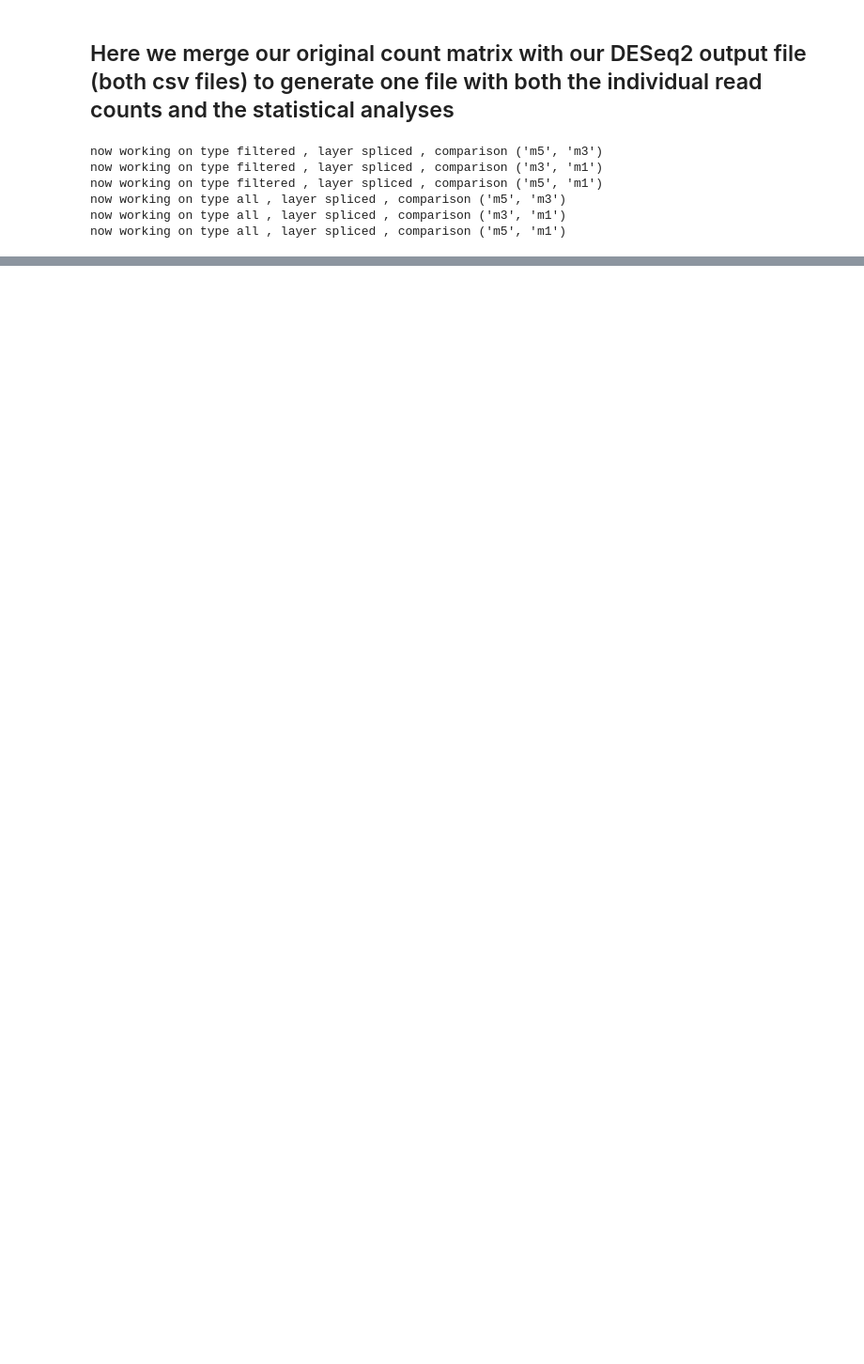
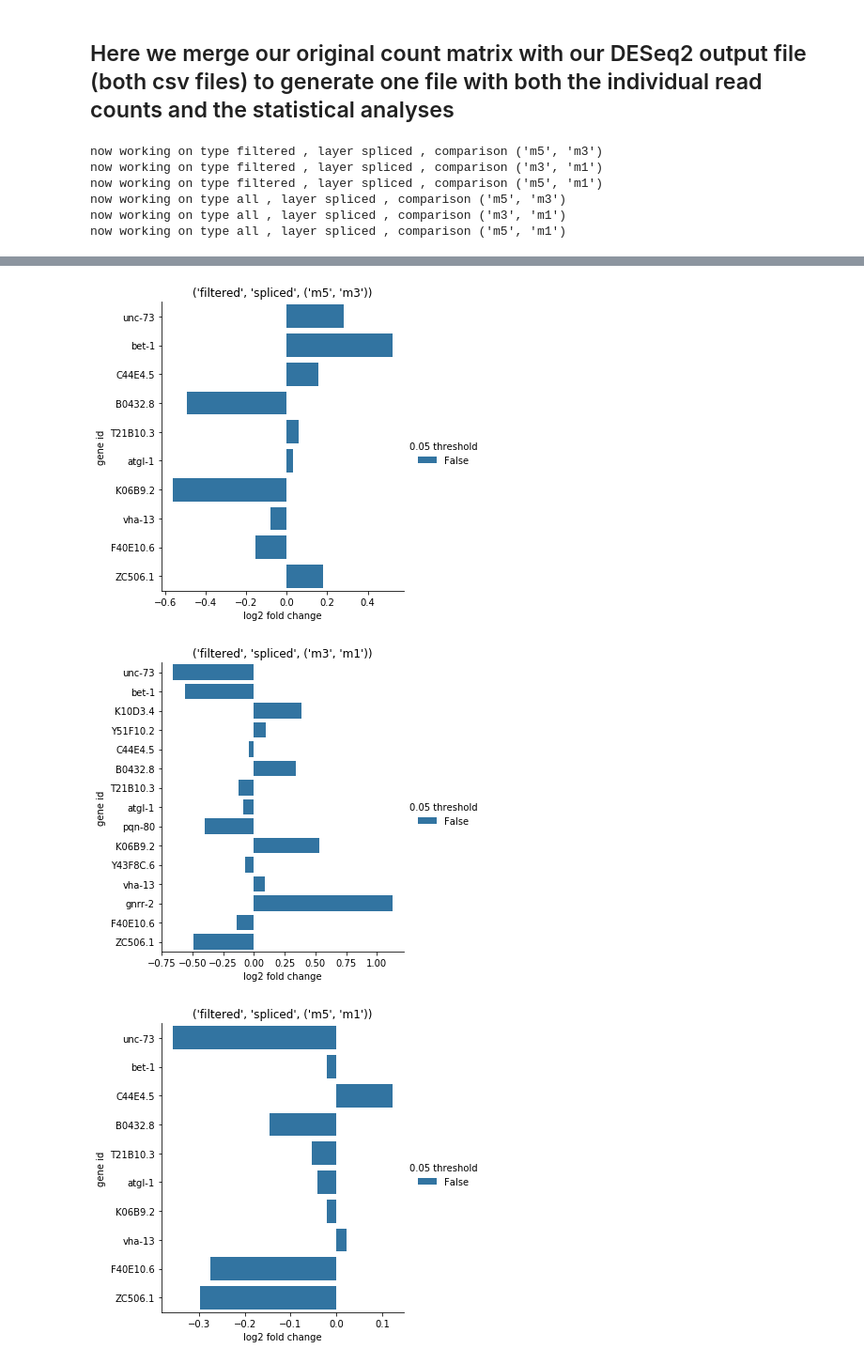
Before and after one commit to biomage-ltd/oocyte_transcriptional_silencing, a Jupyter notebook: 03_plotting.ipynb, the cells around one changed output, grey strips where cells are left out. Shown: that part at 94% size. Drawn from its saved outputs; the diff is of its cells as text; code cells hidden in the pictures; blank space fills up the shorter version.

```diff
--- a/03_plotting.ipynb
+++ b/03_plotting.ipynb
@@ -250,0 +238,22 @@ for key, m in merged.items():
+# %%
+nascent = {}
+
+for key, m in merged.items():
+
+    _, _, (original, _) = key
+
+    nascent[key] = m[m["gene id"].isin(NASCENT_TRANSCRIPTS[original])]
+
+    ax = sns.catplot(
+        data=nascent[key],
+        y="gene id",
+        x='log2 fold change',
+        kind="bar",
+        hue="0.05 threshold")
+
+    plt.title(str(key))
+    plt.show()
+# %% [output]
+[figure, added]
+[figure, added]
+[figure, added]
```
Also changed, not shown: parts of 19 cells of this notebook, 1 other file.
